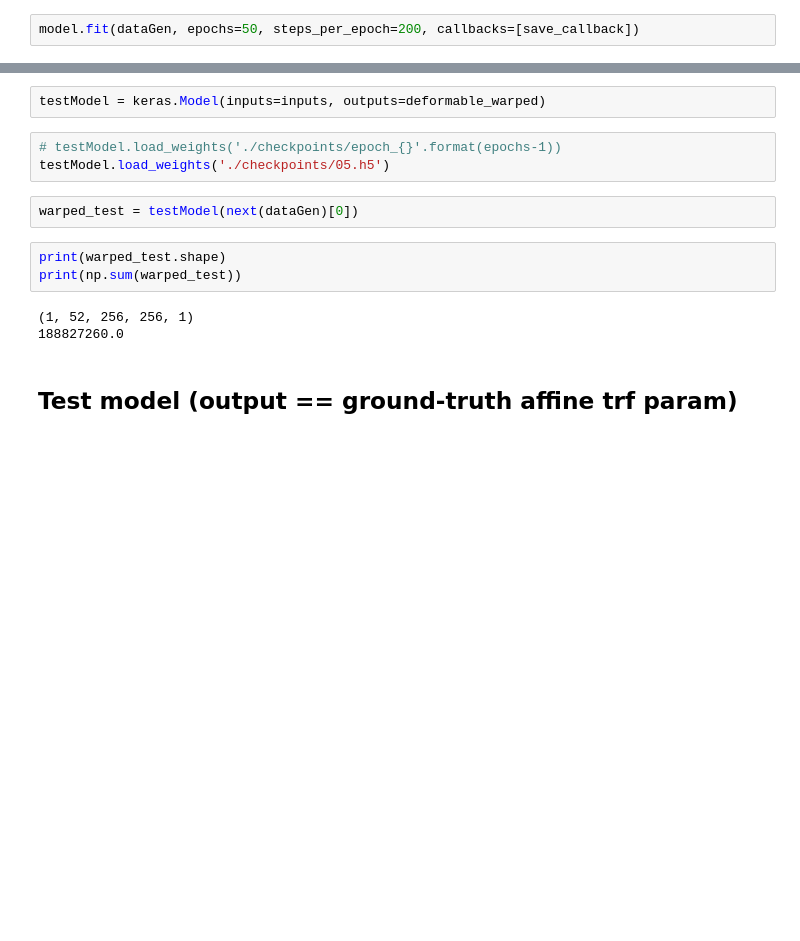
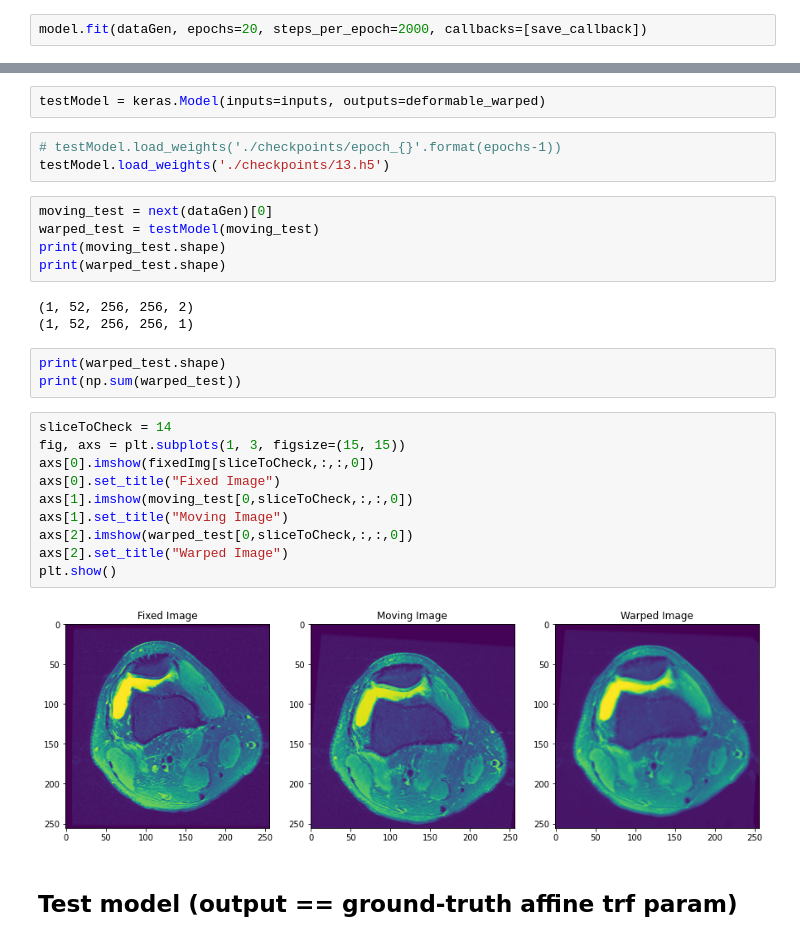
Before and after one commit to onestarYX/MSK-Image-Registration, a Jupyter notebook: affineRegNN.ipynb, the cells around one changed output, grey strips where cells are left out. Drawn from its saved outputs; the diff is of its cells as text; blank space fills up the shorter version.

```diff
--- a/affineRegNN.ipynb
+++ b/affineRegNN.ipynb
@@ -289,5 +294,5 @@ model.compile(optimizer=optimizer, loss=loss_object)
 # %%
 dataGen = data_generator()
 # %%
-model.fit(dataGen, epochs=50, steps_per_epoch=200, callbacks=[save_callback])
+model.fit(dataGen, epochs=20, steps_per_epoch=2000, callbacks=[save_callback])
 # %% [output]
@@ -339,15 +350,30 @@ train(epochs)
 testModel = keras.Model(inputs=inputs, outputs=deformable_warped)
 # %%
 # testModel.load_weights('./checkpoints/epoch_{}'.format(epochs-1))
-testModel.load_weights('./checkpoints/05.h5')
+testModel.load_weights('./checkpoints/13.h5')
-# %%
-warped_test = testModel(next(dataGen)[0])
+# %%
+moving_test = next(dataGen)[0]
+warped_test = testModel(moving_test)
+print(moving_test.shape)
+print(warped_test.shape)
+# %% [output]
+(1, 52, 256, 256, 2)
+(1, 52, 256, 256, 1)
 # %%
 print(warped_test.shape)
 print(np.sum(warped_test))
-# %% [output]
-(1, 52, 256, 256, 1)
-188827260.0
+# %%
+sliceToCheck = 14
+fig, axs = plt.subplots(1, 3, figsize=(15, 15))
+axs[0].imshow(fixedImg[sliceToCheck,:,:,0])
+axs[0].set_title("Fixed Image")
+axs[1].imshow(moving_test[0,sliceToCheck,:,:,0])
+axs[1].set_title("Moving Image")
+axs[2].imshow(warped_test[0,sliceToCheck,:,:,0])
+axs[2].set_title("Warped Image")
+plt.show()
+# %% [output]
+[figure, added]
 # %% [markdown]
 ## Test model (output == ground-truth affine trf param)
 # %%
```
Also changed, not shown: parts of 5 cells of this notebook, 2 other files.
